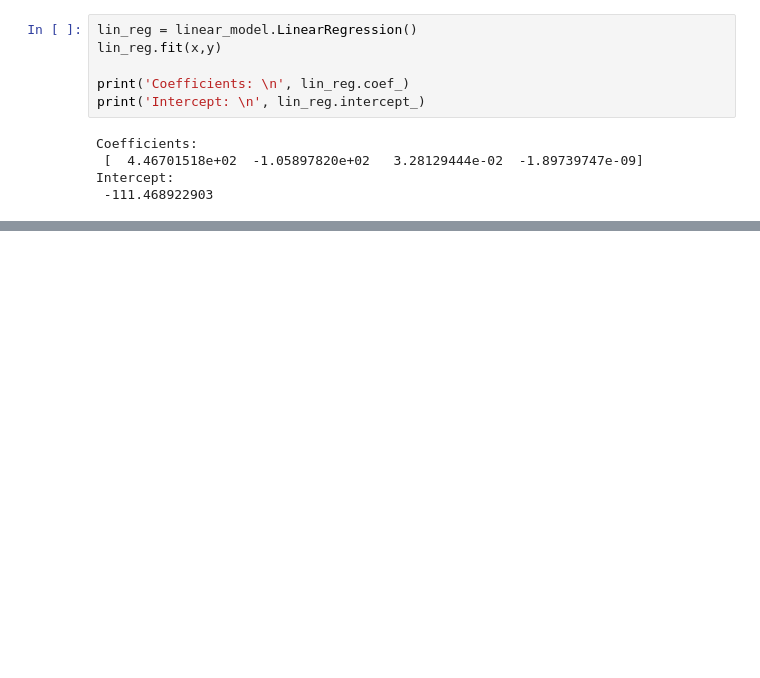
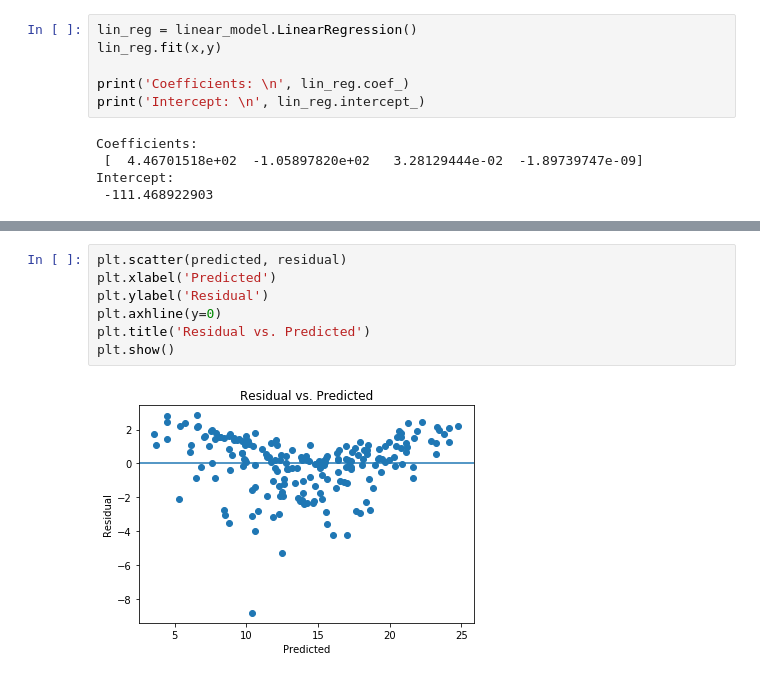
Before and after one commit to pollluxs/Thinkful, a Jupyter notebook: Unit2_Lesson4.ipynb, the cells around one changed output, grey strips where cells are left out. Cells and saved outputs as stored; diff of their text form; blank space fills up the shorter version.

```diff
--- a/Unit2_Lesson4.ipynb
+++ b/Unit2_Lesson4.ipynb
@@ -83,0 +174,9 @@ Intercept:
+# %%
+plt.scatter(predicted, residual)
+plt.xlabel('Predicted')
+plt.ylabel('Residual')
+plt.axhline(y=0)
+plt.title('Residual vs. Predicted')
+plt.show()
+# %% [output]
+[figure, added]
```
Also changed, not shown: parts of 10 cells of this notebook, 1 other file.
